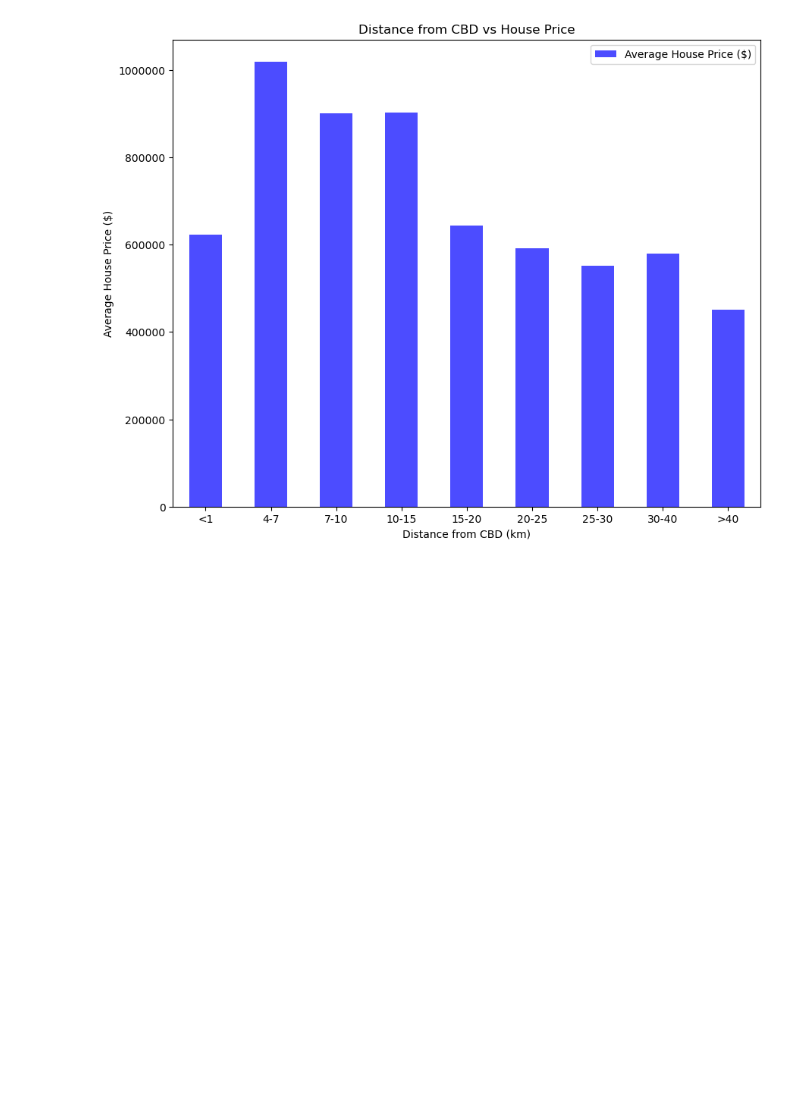
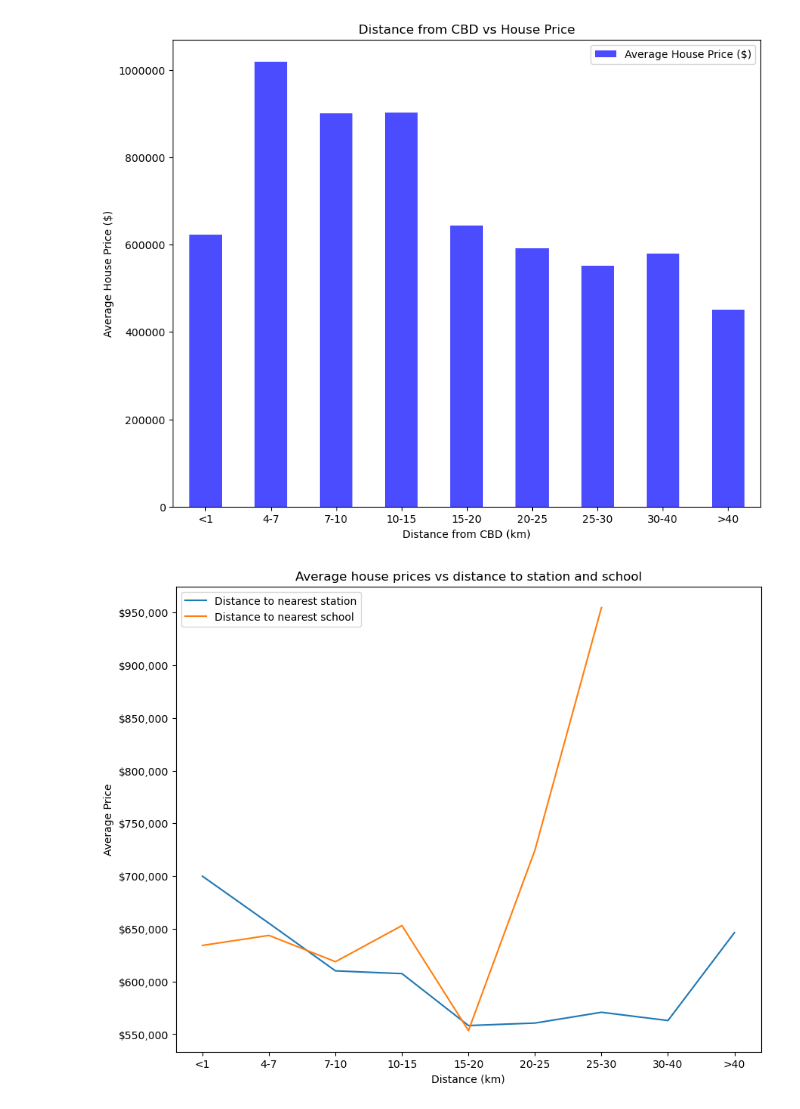
Before and after one commit to KavishNaran/Perth-Housing-Analysis, a Jupyter notebook: Perth_Housing_Analysis.ipynb, the cells around one changed output. Drawn from its saved outputs; the diff is of its cells as text; code cells hidden in the pictures; blank space fills up the shorter version.

```diff
--- a/Perth_Housing_Analysis.ipynb
+++ b/Perth_Housing_Analysis.ipynb
@@ -108,0 +109,44 @@ station_data = pd.DataFrame({"Nearest Station Distance (m)": clean_perth_housing
+# %%
+# Create the bins and labels
+size_bins = [0, 1000, 4000, 7000, 10000, 15000, 20000, 25000, 30000, 40000]
+bin_label = ["<1","4-7","7-10","10-15","15-20","20-25", "25-30", "30-40",">40"]
+
+# Catagorise distances for schools and stations based on bins
+stn_dist_summary = clean_perth_housing
+stn_dist_summary["Distance (km) to station"] = pd.cut(clean_perth_housing["NEAREST_STN_DIST"], size_bins, labels=bin_label)
+sch_dist_summary = clean_perth_housing
+sch_dist_summary["Distance (km) to school"] = pd.cut(clean_perth_housing["NEAREST_SCH_DIST"], size_bins, labels=bin_label)
+
+# Calculate the average price per the bin catagories
+stn_house_price = stn_dist_summary.groupby(["Distance (km) to station"])["PRICE"].mean()
+sch_house_price = sch_dist_summary.groupby(["Distance (km) to school"])["PRICE"].mean()
+
+# Format presentation - add thousands seperator
+stn_house_price = round(stn_house_price)
+sch_house_price = round(sch_house_price)
+
+# Create the dataframe and drop null values
+stn_analysis = pd.DataFrame({'Average House Price ($)': stn_house_price }).dropna()
+sch_analysis = pd.DataFrame({'Average House Price ($)': sch_house_price }).dropna()
+
+
+# Plotting the distance to station data as a line
+fig1, ax1 = plt.subplots(figsize=(10, 8))
+ax1.plot(stn_analysis.index, stn_analysis, label='Distance to nearest station')
+
+# Plotting the distance to school data as a line
+ax1.plot(sch_analysis.index, sch_analysis, label='Distance to nearest school')
+
+# Adding labels and title
+ax1.set_xlabel('Distance (km)')
+ax1.set_ylabel('Average Price')
+ax1.set_title('Average house prices vs distance to station and school')
+ax1.yaxis.set_major_formatter(mticker.StrMethodFormatter('${x:,.0f}'))
+
+# Adding a legend
+ax1.legend(loc = 'upper left')
+
+# Display the plot
+plt.show()
+# %% [output]
+[figure, added]
```
Also changed, not shown: parts of 5 cells of this notebook.
